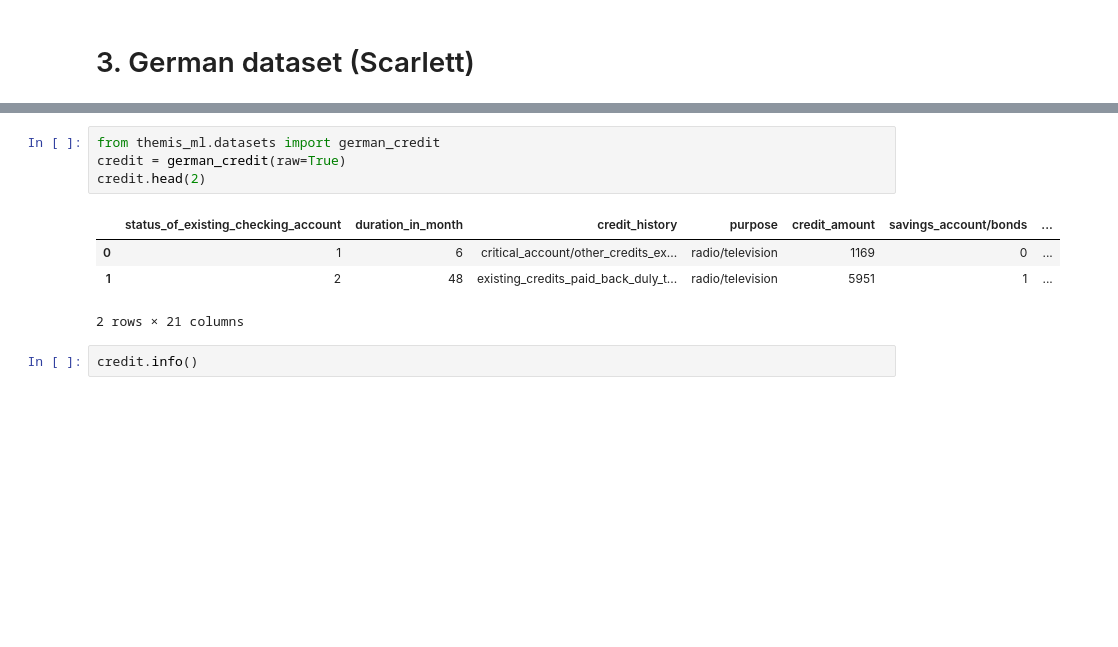
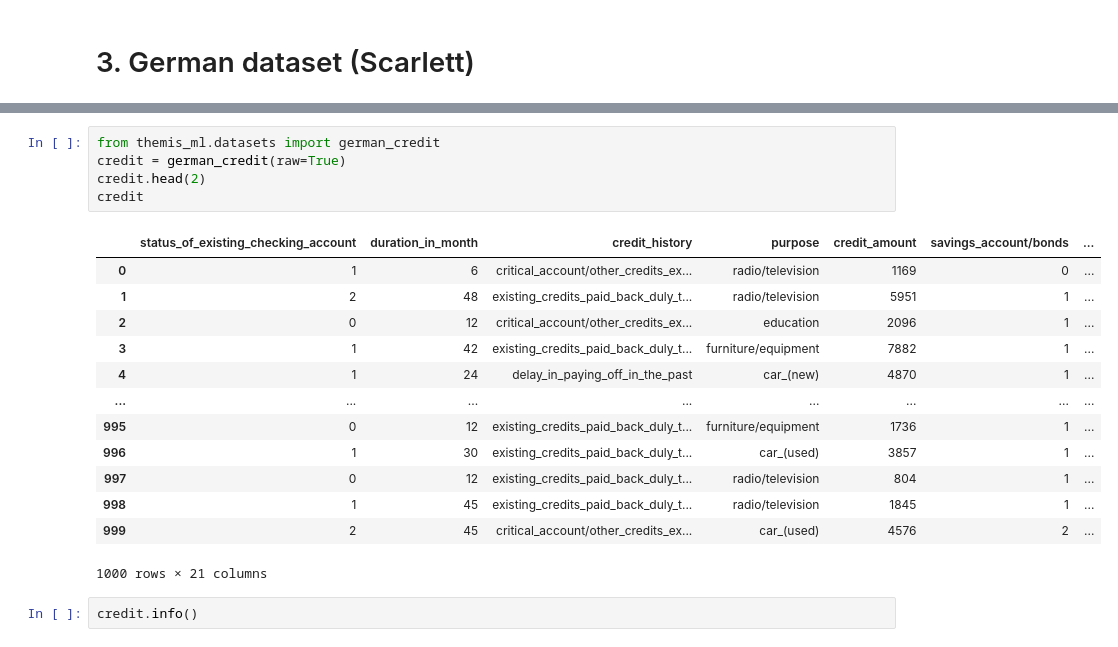
Before and after one commit to kgrabarz/microsoft_capstone_fall_2021, a Jupyter notebook: Code/Pipelines_and_EDA/German-data-pipeline.ipynb, the cells around one changed output, grey strips where cells are left out. Drawn from its saved outputs; the diff is of its cells as text; blank space fills up the shorter version.

```diff
--- a/Code/Pipelines_and_EDA/German-data-pipeline.ipynb
+++ b/Code/Pipelines_and_EDA/German-data-pipeline.ipynb
@@ -34,12 +25,22 @@ Successfully installed pathlib2-2.3.6 themis-ml-0.0.4
 # %%
 from themis_ml.datasets import german_credit
 credit = german_credit(raw=True)
 credit.head(2)
+credit
 # %% [output]
 |  | status_of_existing_checking_account | duration_in_month | credit_history | purpose | credit_amount | savings_account/bonds | ... |
 | 0 | 1 | 6 | critical_account/other_credits_ex... | radio/television | 1169 | 0 | ... |
 | 1 | 2 | 48 | existing_credits_paid_back_duly_t... | radio/television | 5951 | 1 | ... |
+| 2 | 0 | 12 | critical_account/other_credits_ex... | education | 2096 | 1 | ... |
+| 3 | 1 | 42 | existing_credits_paid_back_duly_t... | furniture/equipment | 7882 | 1 | ... |
+| 4 | 1 | 24 | delay_in_paying_off_in_the_past | car_(new) | 4870 | 1 | ... |
+| ... | ... | ... | ... | ... | ... | ... | ... |
+| 995 | 0 | 12 | existing_credits_paid_back_duly_t... | furniture/equipment | 1736 | 1 | ... |
+| 996 | 1 | 30 | existing_credits_paid_back_duly_t... | car_(used) | 3857 | 1 | ... |
+| 997 | 0 | 12 | existing_credits_paid_back_duly_t... | radio/television | 804 | 1 | ... |
+| 998 | 1 | 45 | existing_credits_paid_back_duly_t... | radio/television | 1845 | 1 | ... |
+| 999 | 2 | 45 | critical_account/other_credits_ex... | car_(used) | 4576 | 2 | ... |
-2 rows × 21 columns
+1000 rows × 21 columns
 # %%
 credit.info()
 # %% [output]
```
Also changed, not shown: parts of 9 cells of this notebook.
